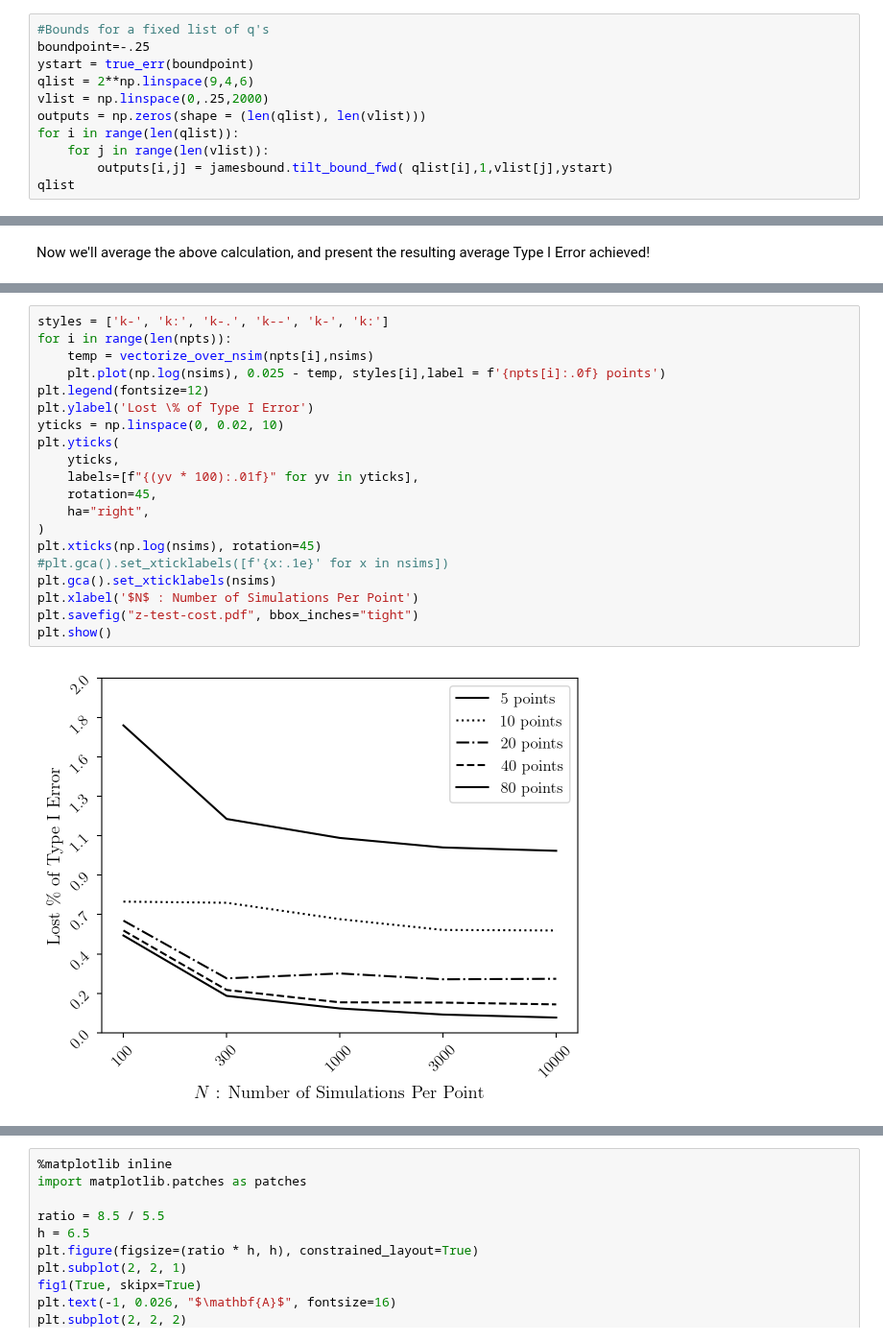
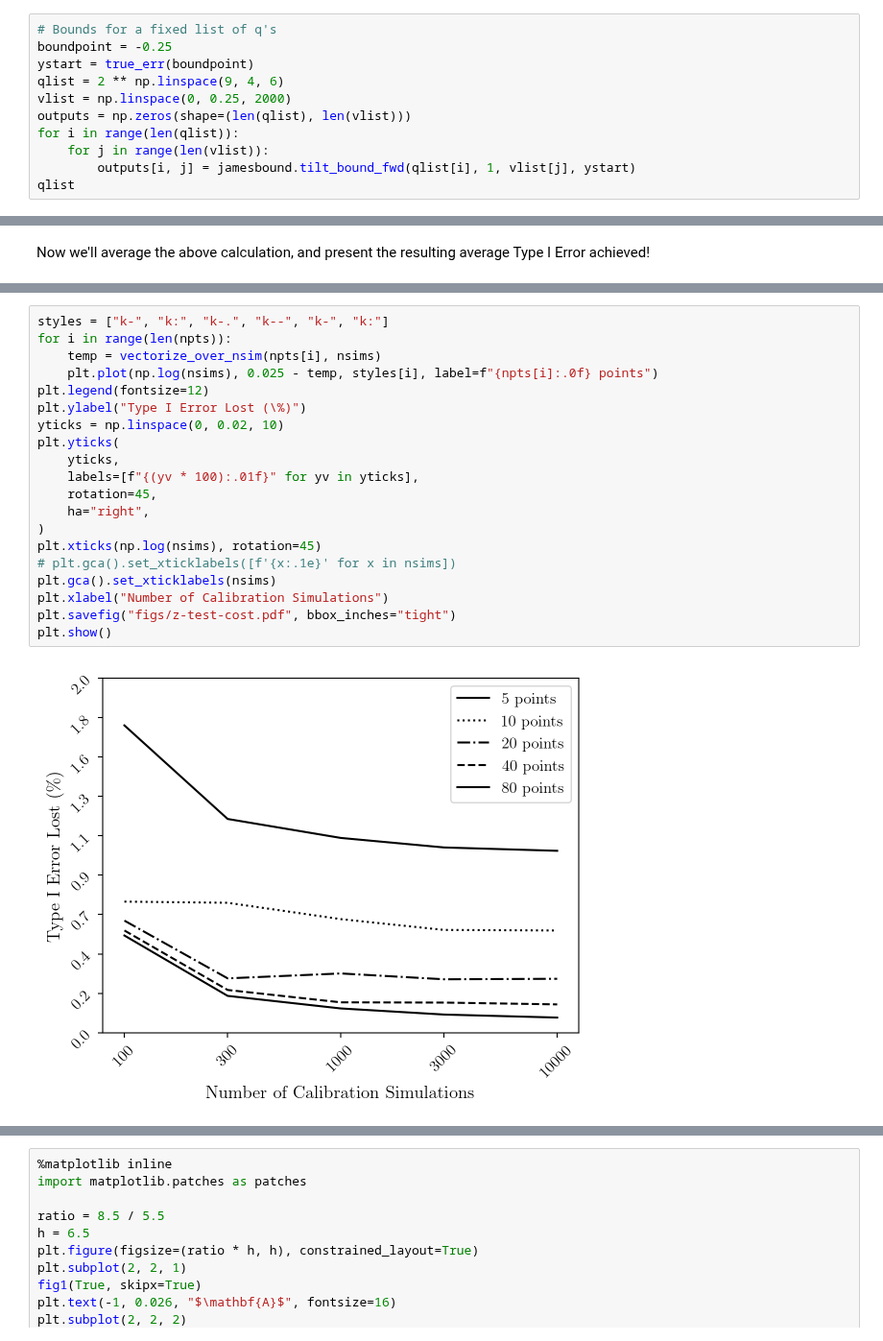
Before and after one commit to Confirm-Solutions/confirmasaurus, a Jupyter notebook: research/paper_figures/jamesbound_normal.ipynb, the cells around one changed output, grey strips where cells are left out. Shown at 96% size. Cells and saved outputs as stored; diff of their text form.

```diff
--- a/research/paper_figures/jamesbound_normal.ipynb
+++ b/research/paper_figures/jamesbound_normal.ipynb
@@ -234,15 +267,15 @@ fig1(True)
 Figure 3 on my list above, Figure 4 below.
 Figure 4 demonstrates the bound for several values of q, centering at mu = -.25
 # %%
-#Bounds for a fixed list of q's
-boundpoint=-.25
+# Bounds for a fixed list of q's
+boundpoint = -0.25
 ystart = true_err(boundpoint)
-qlist = 2**np.linspace(9,4,6)
-vlist = np.linspace(0,.25,2000)
-outputs = np.zeros(shape = (len(qlist), len(vlist)))
+qlist = 2 ** np.linspace(9, 4, 6)
+vlist = np.linspace(0, 0.25, 2000)
+outputs = np.zeros(shape=(len(qlist), len(vlist)))
 for i in range(len(qlist)):
     for j in range(len(vlist)):
-        outputs[i,j] = jamesbound.tilt_bound_fwd( qlist[i],1,vlist[j],ystart)
+        outputs[i, j] = jamesbound.tilt_bound_fwd(qlist[i], 1, vlist[j], ystart)
 qlist
 # %% [output]
 array([512., 256., 128.,  64.,  32.,  16.])
@@ -445,23 +497,23 @@ def vectorize_over_nsim(npt,nsims):
 # %%
-styles = ['k-', 'k:', 'k-.', 'k--', 'k-', 'k:']
+styles = ["k-", "k:", "k-.", "k--", "k-", "k:"]
 for i in range(len(npts)):
-    temp = vectorize_over_nsim(npts[i],nsims)
-    plt.plot(np.log(nsims), 0.025 - temp, styles[i],label = f'{npts[i]:.0f} points')
+    temp = vectorize_over_nsim(npts[i], nsims)
+    plt.plot(np.log(nsims), 0.025 - temp, styles[i], label=f"{npts[i]:.0f} points")
 plt.legend(fontsize=12)
-plt.ylabel('Lost \% of Type I Error')
+plt.ylabel("Type I Error Lost (\%)")
 yticks = np.linspace(0, 0.02, 10)
 plt.yticks(
     yticks,
     labels=[f"{(yv * 100):.01f}" for yv in yticks],
     rotation=45,
     ha="right",
 )
 plt.xticks(np.log(nsims), rotation=45)
-#plt.gca().set_xticklabels([f'{x:.1e}' for x in nsims])
+# plt.gca().set_xticklabels([f'{x:.1e}' for x in nsims])
 plt.gca().set_xticklabels(nsims)
-plt.xlabel('$N$ : Number of Simulations Per Point')
-plt.savefig("z-test-cost.pdf", bbox_inches="tight")
+plt.xlabel("Number of Calibration Simulations")
+plt.savefig("figs/z-test-cost.pdf", bbox_inches="tight")
 plt.show()
 # %% [output]
-[figure, old version]
+[figure, new version]
 # %%
```
Also changed, not shown: parts of 30 cells of this notebook, 2 other files.
